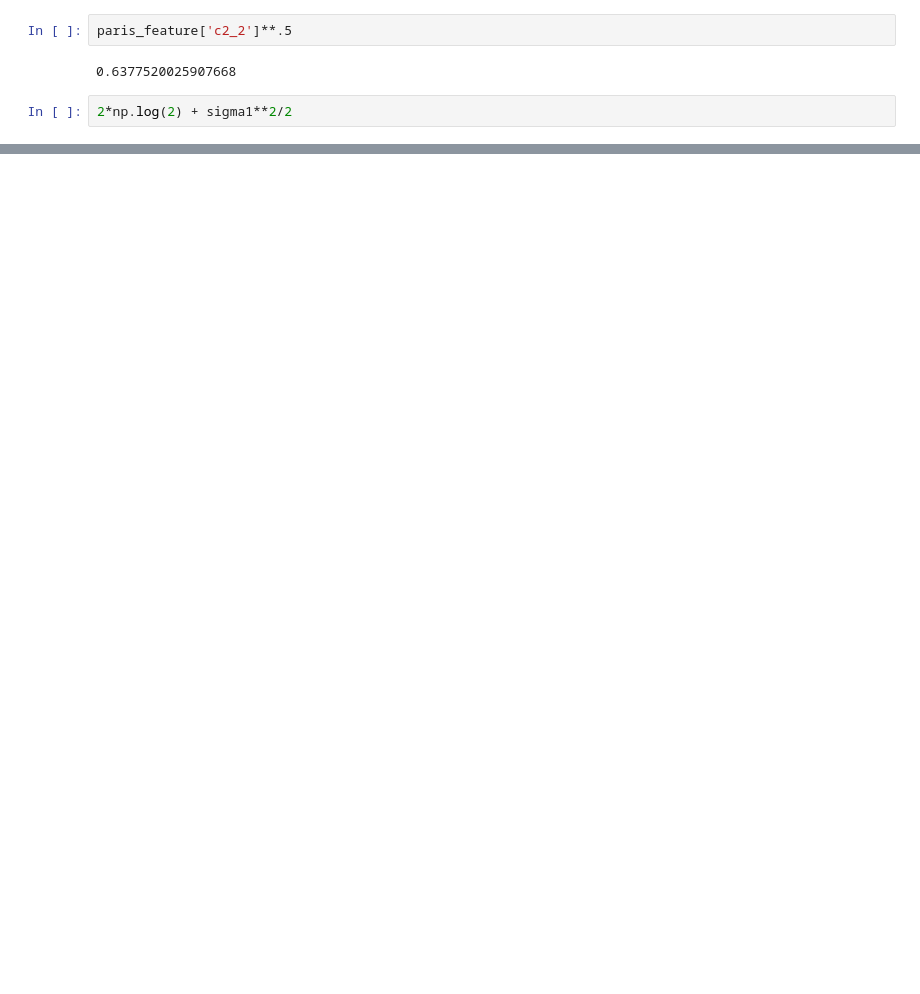
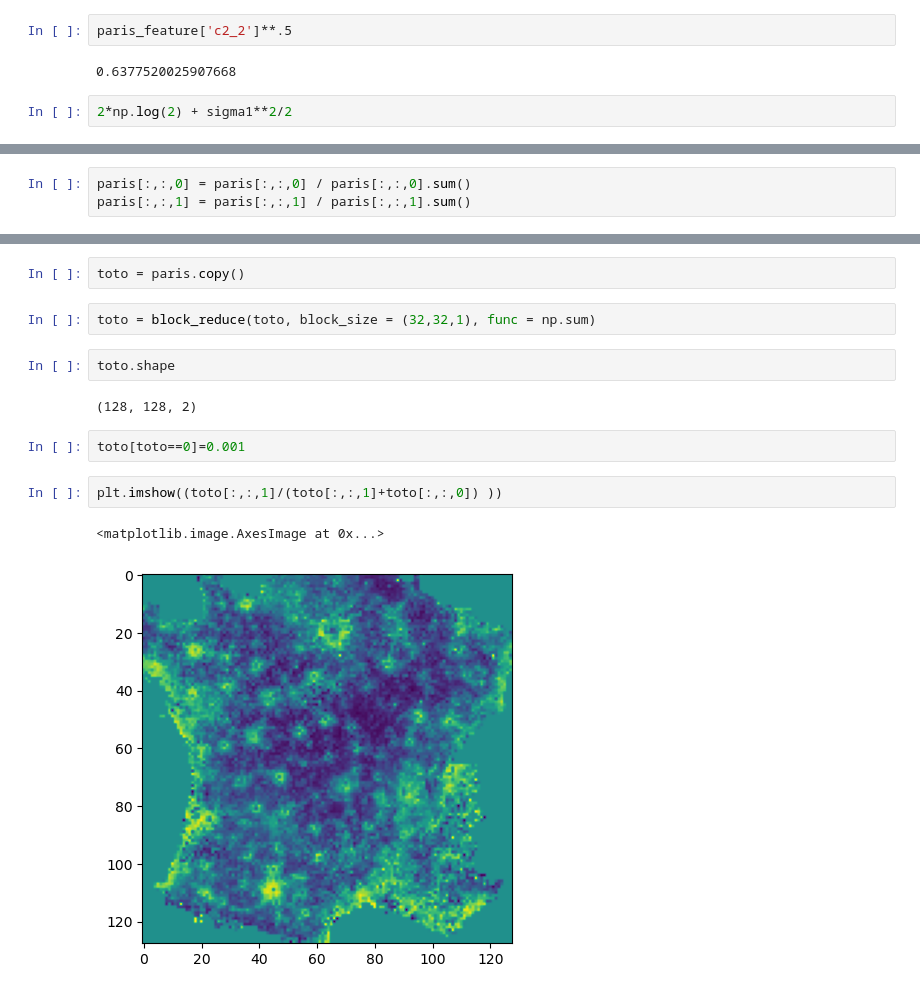
Before and after one commit to fsemecurbe/MMTMSS, a Jupyter notebook: 2-Estimation of multifractal parameters.ipynb, the cells around one changed output, grey strips where cells are left out. Cells and saved outputs as stored; diff of their text form; blank space fills up the shorter version.

```diff
--- a/2-Estimation of multifractal parameters.ipynb
+++ b/2-Estimation of multifractal parameters.ipynb
@@ -160,0 +182,3 @@ paris_feature['c2_2']**.5
+# %%
+paris[:,:,0] = paris[:,:,0] / paris[:,:,0].sum()
+paris[:,:,1] = paris[:,:,1] / paris[:,:,1].sum()
@@ -160,0 +226,15 @@ paris_feature['c2_2']**.5
+# %%
+toto = paris.copy()
+# %%
+toto = block_reduce(toto, block_size = (32,32,1), func = np.sum)
+# %%
+toto.shape
+# %% [output]
+(128, 128, 2)
+# %%
+toto[toto==0]=0.001
+# %%
+plt.imshow((toto[:,:,1]/(toto[:,:,1]+toto[:,:,0]) ))
+# %% [output]
+<matplotlib.image.AxesImage at 0x...>
+[figure, added]
```
Also changed, not shown: parts of 10 cells of this notebook, 1 other file.
